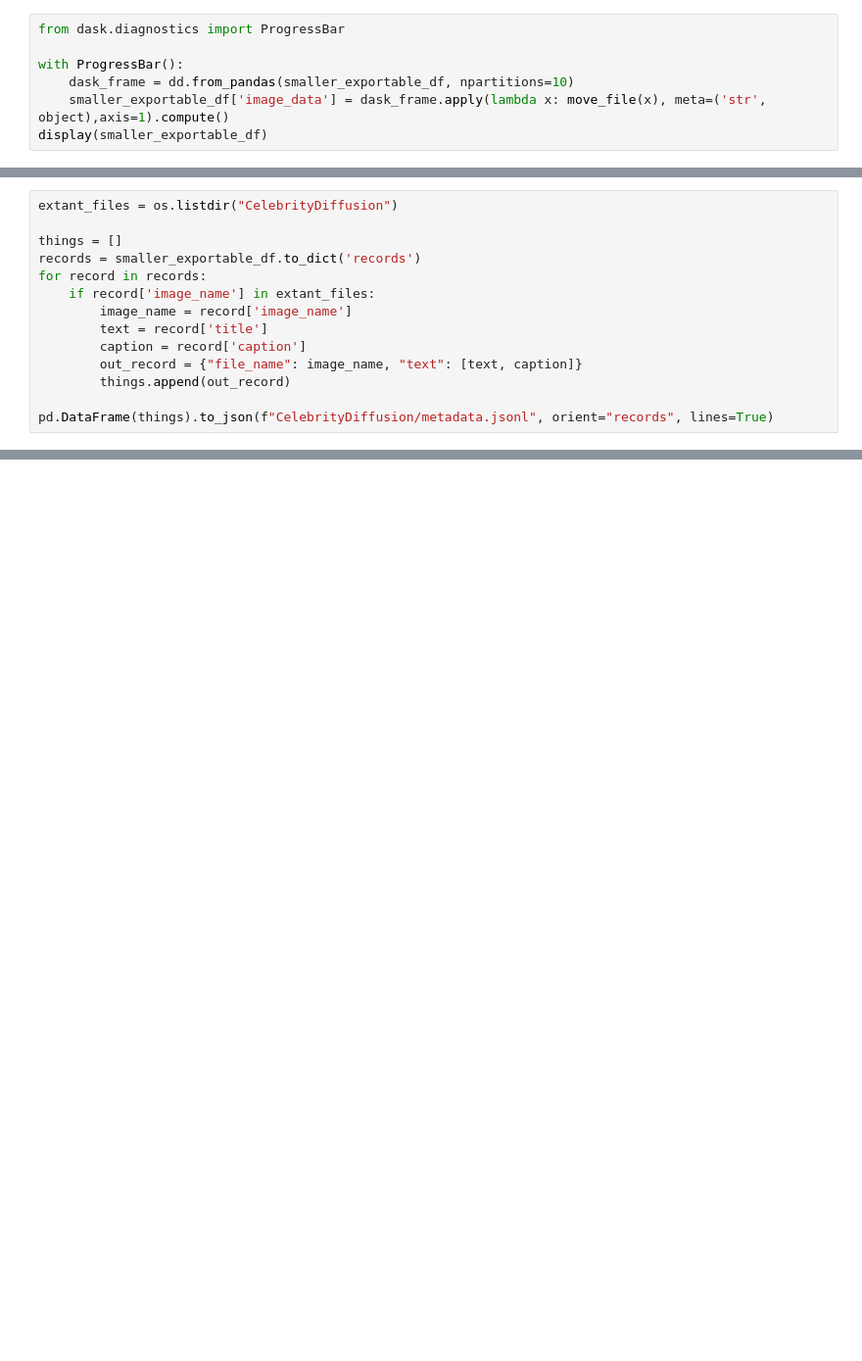
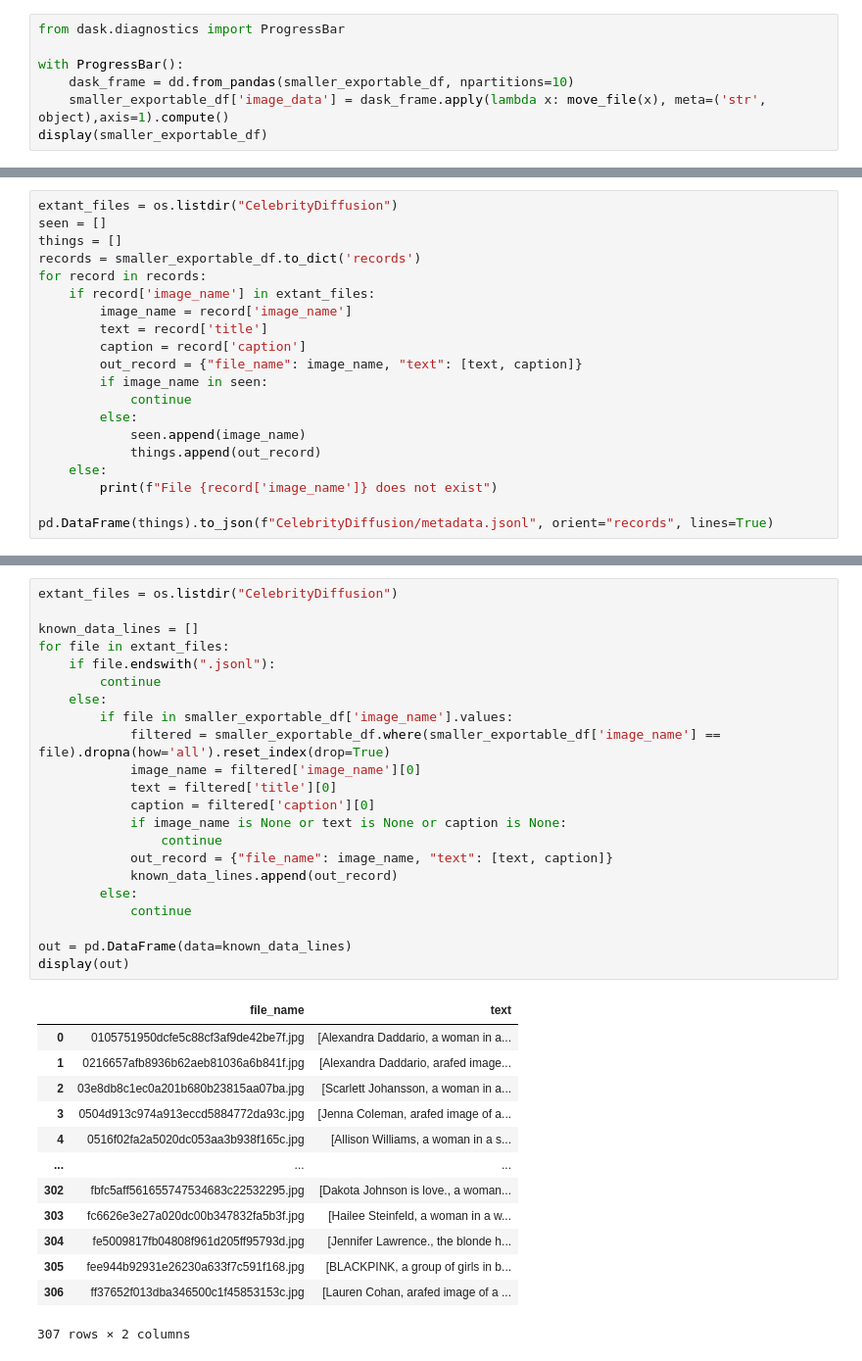
Before and after one commit to AJStangl/research-things, a Jupyter notebook: notebooks/image-processing/old/0-1-Make-Thumbnail.ipynb, the cells around one changed output, grey strips where cells are left out. Shown at 98% size. Drawn from its saved outputs; the diff is of its cells as text; blank space fills up the shorter version.

Commit message:
move things

```diff
--- a/notebooks/image-processing/old/0-1-Make-Thumbnail.ipynb
+++ b/notebooks/image-processing/old/0-1-Make-Thumbnail.ipynb
@@ -51,6 +148,6 @@ smaller_exportable_df.to_parquet("celebrities.parquet")
 # %%
 extant_files = os.listdir("CelebrityDiffusion")
-
+seen = []
 things = []
 records = smaller_exportable_df.to_dict('records')
 for record in records:
@@ -59,6 +156,12 @@ for record in records:
 		text = record['title']
 		caption = record['caption']
 		out_record = {"file_name": image_name, "text": [text, caption]}
-		things.append(out_record)
+		if image_name in seen:
+			continue
+		else:
+			seen.append(image_name)
+			things.append(out_record)
+	else:
+		print(f"File {record['image_name']} does not exist")
 
 pd.DataFrame(things).to_json(f"CelebrityDiffusion/metadata.jsonl", orient="records", lines=True)
@@ -66,0 +206,36 @@ pd.DataFrame(things).to_json(f"CelebrityDiffusion/metadata.jsonl", orient="recor
+# %%
+extant_files = os.listdir("CelebrityDiffusion")
+
+known_data_lines = []
+for file in extant_files:
+	if file.endswith(".jsonl"):
+		continue
+	else:
+		if file in smaller_exportable_df['image_name'].values:
+			filtered = smaller_exportable_df.where(smaller_exportable_df['image_name'] == file).dropna(how='all').reset_index(drop=True)
+			image_name = filtered['image_name'][0]
+			text = filtered['title'][0]
+			caption = filtered['caption'][0]
+			if image_name is None or text is None or caption is None:
+				continue
+			out_record = {"file_name": image_name, "text": [text, caption]}
+			known_data_lines.append(out_record)
+		else:
+			continue
+
+out = pd.DataFrame(data=known_data_lines)
+display(out)
+# %% [output]
+|  | file_name | text |
+| 0 | 0105751950dcfe5c88cf3af9de42be7f.jpg | [Alexandra Daddario, a woman in a... |
+| 1 | 0216657afb8936b62aeb81036a6b841f.jpg | [Alexandra Daddario, arafed image... |
+| 2 | 03e8db8c1ec0a201b680b23815aa07ba.jpg | [Scarlett Johansson, a woman in a... |
+| 3 | 0504d913c974a913eccd5884772da93c.jpg | [Jenna Coleman, arafed image of a... |
+| 4 | 0516f02fa2a5020dc053aa3b938f165c.jpg | [Allison Williams, a woman in a s... |
+| ... | ... | ... |
+| 302 | fbfc5aff561655747534683c22532295.jpg | [Dakota Johnson is love., a woman... |
+| 303 | fc6626e3e27a020dc00b347832fa5b3f.jpg | [Hailee Steinfeld, a woman in a w... |
+| 304 | fe5009817fb04808f961d205ff95793d.jpg | [Jennifer Lawrence., the blonde h... |
+| 305 | fee944b92931e26230a633f7c591f168.jpg | [BLACKPINK, a group of girls in b... |
+| 306 | ff37652f013dba346500c1f45853153c.jpg | [Lauren Cohan, arafed image of a ... |
+307 rows × 2 columns
```
Also changed, not shown: parts of 15 cells of this notebook, 7 other files.
